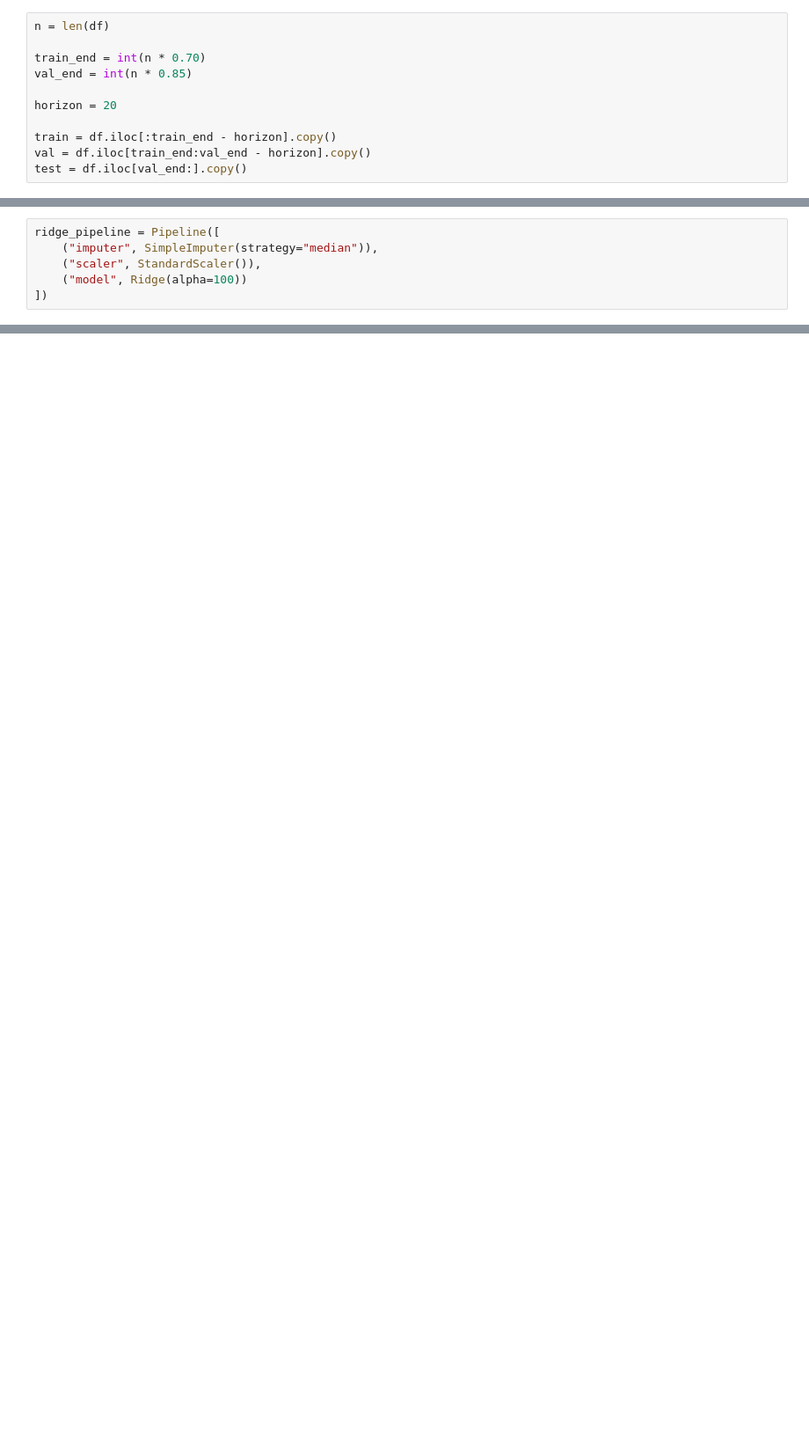
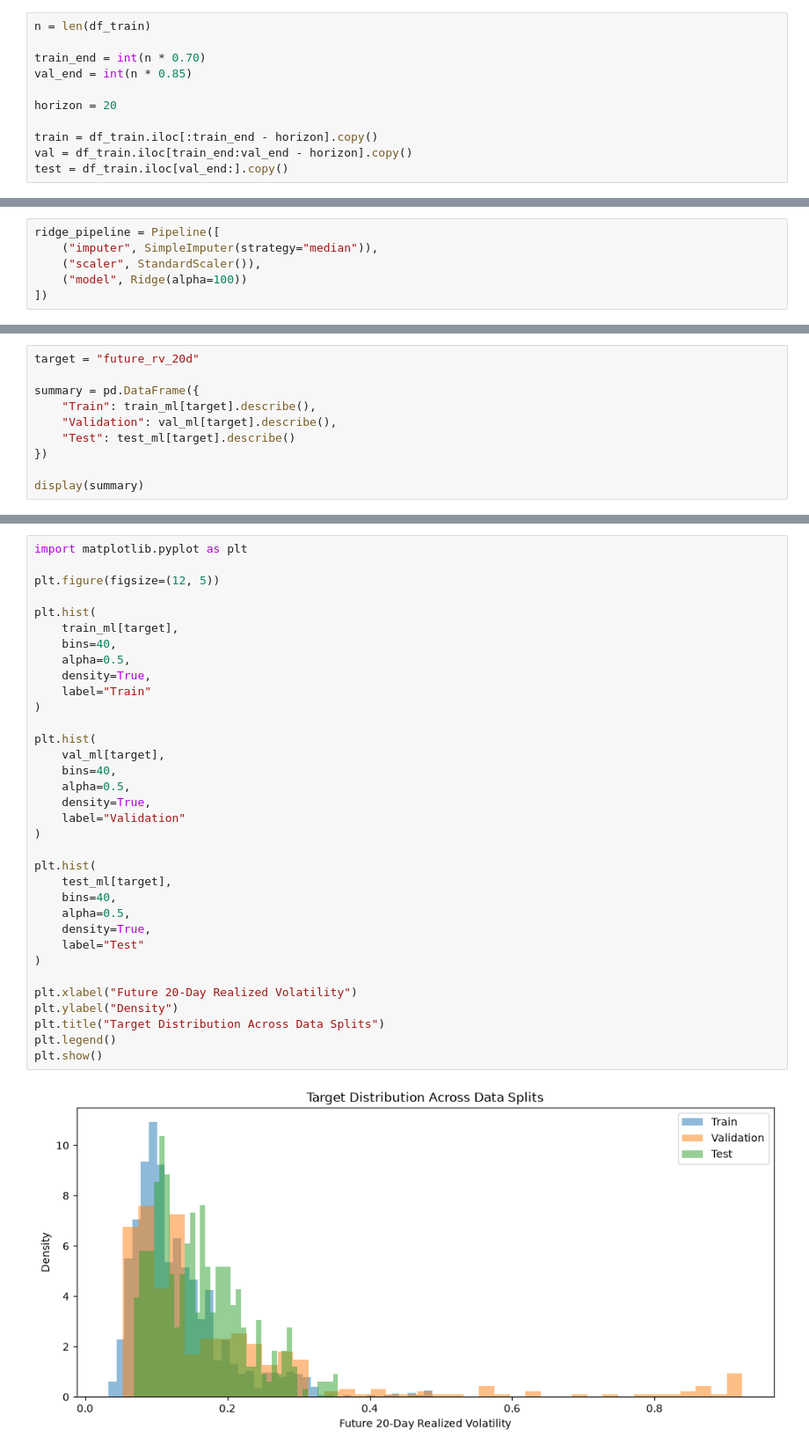
Before and after one commit to pjesco/financial_ssl, a Jupyter notebook: notebooks/supervised_ml.ipynb, the cells around one changed output, grey strips where cells are left out. Shown at 88% size. Drawn from its saved outputs; the diff is of its cells as text; blank space fills up the shorter version.

```diff
--- a/notebooks/supervised_ml.ipynb
+++ b/notebooks/supervised_ml.ipynb
@@ -38,14 +84,14 @@ Date range: 2010-01-04 2022-10-26
 # %%
-n = len(df)
+n = len(df_train)
 
 train_end = int(n * 0.70)
 val_end = int(n * 0.85)
 
 horizon = 20
 
-train = df.iloc[:train_end - horizon].copy()
-val = df.iloc[train_end:val_end - horizon].copy()
-test = df.iloc[val_end:].copy()
+train = df_train.iloc[:train_end - horizon].copy()
+val = df_train.iloc[train_end:val_end - horizon].copy()
+test = df_train.iloc[val_end:].copy()
 # %%
 sup_features = [
     "rv_5d",
@@ -81,0 +213,10 @@ Tested Alphas: 0.1, 1, 10, 100. 100 had lowest MAE
+# %%
+target = "future_rv_20d"
+
+summary = pd.DataFrame({
+    "Train": train_ml[target].describe(),
+    "Validation": val_ml[target].describe(),
+    "Test": test_ml[target].describe()
+})
+
+display(summary)
@@ -81,0 +233,36 @@ Tested Alphas: 0.1, 1, 10, 100. 100 had lowest MAE
+# %%
+import matplotlib.pyplot as plt
+
+plt.figure(figsize=(12, 5))
+
+plt.hist(
+    train_ml[target],
+    bins=40,
+    alpha=0.5,
+    density=True,
+    label="Train"
+)
+
+plt.hist(
+    val_ml[target],
+    bins=40,
+    alpha=0.5,
+    density=True,
+    label="Validation"
+)
+
+plt.hist(
+    test_ml[target],
+    bins=40,
+    alpha=0.5,
+    density=True,
+    label="Test"
+)
+
+plt.xlabel("Future 20-Day Realized Volatility")
+plt.ylabel("Density")
+plt.title("Target Distribution Across Data Splits")
+plt.legend()
+plt.show()
+# %% [output]
+[figure, added]
```
Also changed, not shown: parts of 17 cells of this notebook, 3 other files.
